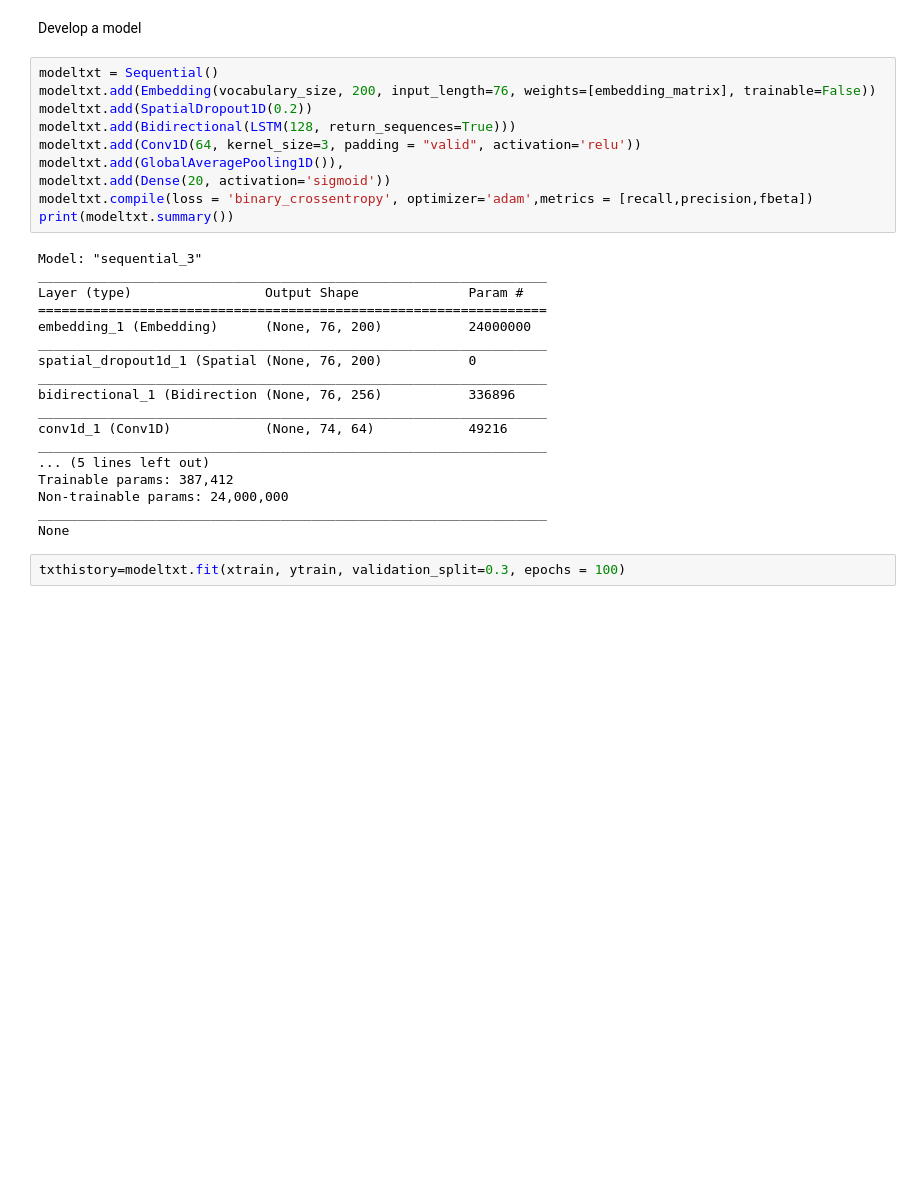
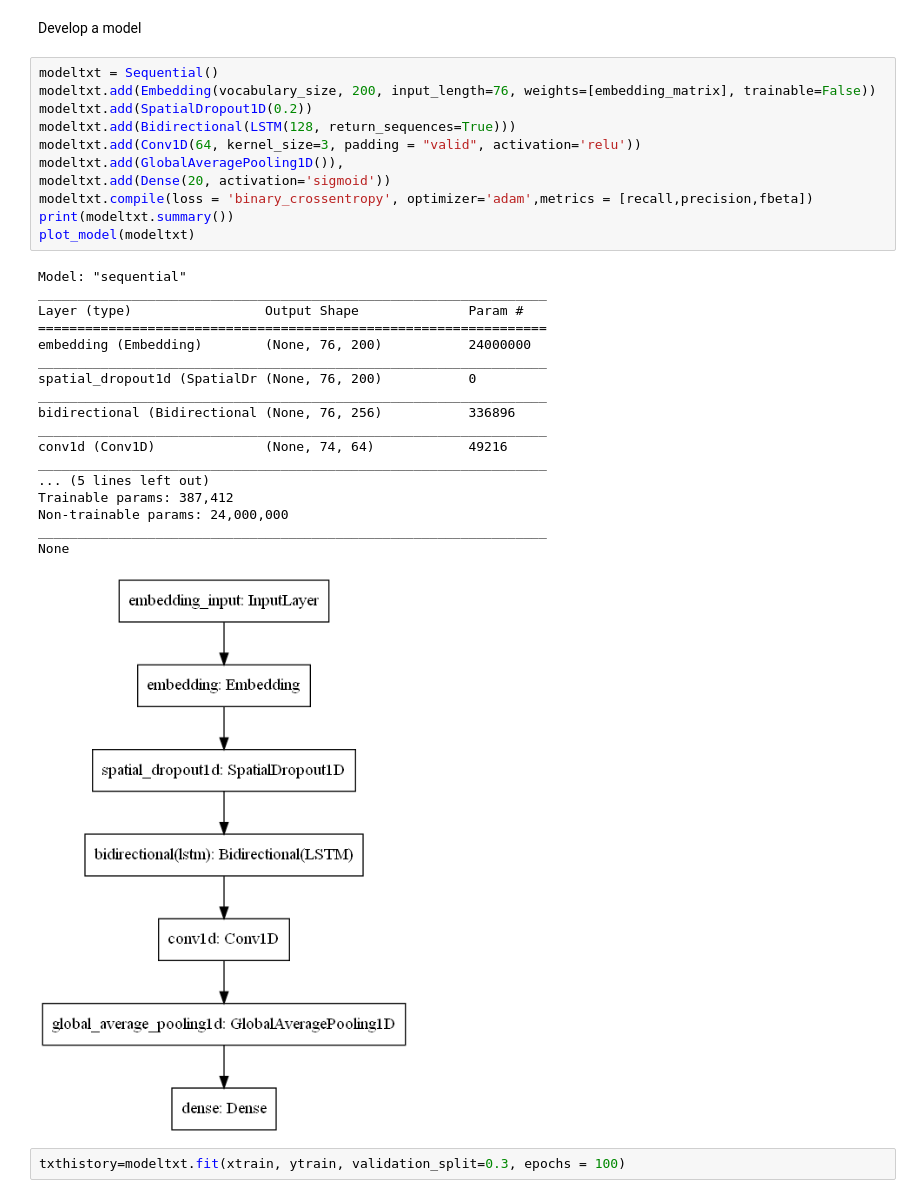
Before and after one commit to geovog/Judge_a_movie_by_its_cover, a Jupyter notebook: Cnn-LSTMT_models.ipynb, the cells around one changed output. Cells and saved outputs as stored; diff of their text form; blank space fills up the shorter version.

```diff
--- a/Cnn-LSTMT_models.ipynb
+++ b/Cnn-LSTMT_models.ipynb
@@ -676,31 +680,33 @@ Develop a model
 # %%
 modeltxt = Sequential()
 modeltxt.add(Embedding(vocabulary_size, 200, input_length=76, weights=[embedding_matrix], trainable=False))
 modeltxt.add(SpatialDropout1D(0.2))
 modeltxt.add(Bidirectional(LSTM(128, return_sequences=True)))
 modeltxt.add(Conv1D(64, kernel_size=3, padding = "valid", activation='relu'))
 modeltxt.add(GlobalAveragePooling1D()),
 modeltxt.add(Dense(20, activation='sigmoid'))
 modeltxt.compile(loss = 'binary_crossentropy', optimizer='adam',metrics = [recall,precision,fbeta])
 print(modeltxt.summary())
+plot_model(modeltxt)
 # %% [output]
-Model: "sequential_3"
+Model: "sequential"
 _________________________________________________________________
 Layer (type)                 Output Shape              Param #
 =================================================================
-embedding_1 (Embedding)      (None, 76, 200)           24000000
+embedding (Embedding)        (None, 76, 200)           24000000
 _________________________________________________________________
-spatial_dropout1d_1 (Spatial (None, 76, 200)           0
+spatial_dropout1d (SpatialDr (None, 76, 200)           0
 _________________________________________________________________
-bidirectional_1 (Bidirection (None, 76, 256)           336896
+bidirectional (Bidirectional (None, 76, 256)           336896
 _________________________________________________________________
-conv1d_1 (Conv1D)            (None, 74, 64)            49216
+conv1d (Conv1D)              (None, 74, 64)            49216
 _________________________________________________________________
 ... (5 lines left out)
 Trainable params: 387,412
 Non-trainable params: 24,000,000
 _________________________________________________________________
 None
+[figure, added]
 # %%
 txthistory=modeltxt.fit(xtrain, ytrain, validation_split=0.3, epochs = 100)
 # %% [output]
```
Also changed, not shown: parts of 4 cells of this notebook.
